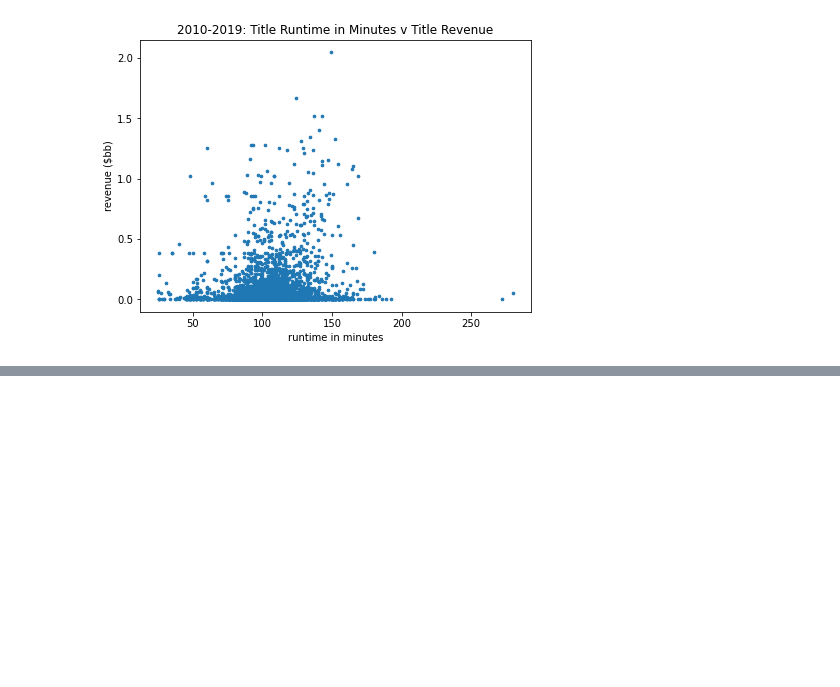
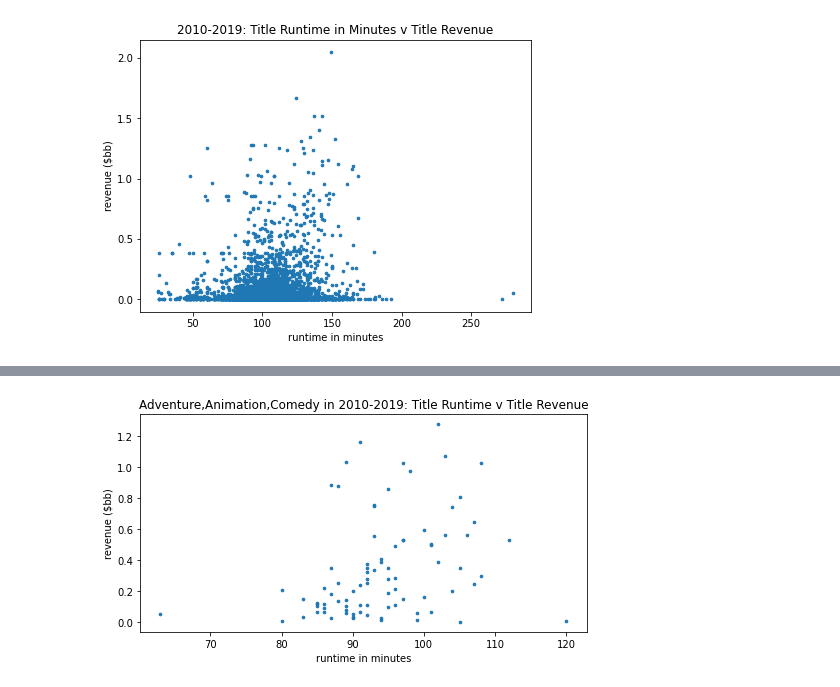
Before and after one commit to ds2012-flatiron/dsc-phase-1-project, a Jupyter notebook: eda_notebook.ipynb, the cells around one changed output, grey strips where cells are left out. Cells and saved outputs as stored; diff of their text form; code cells hidden in the pictures; blank space fills up the shorter version.

```diff
--- a/eda_notebook.ipynb
+++ b/eda_notebook.ipynb
@@ -336,0 +342,5 @@ dataviz.scatterplot_title_runtime_and_revenue(config)
+# %%
+importlib.reload(dataviz)
+dataviz.scatterplot_title_runtime_and_revenue_bygenre(config,'Adventure,Animation,Comedy')
+# %% [output]
+[figure, added]
```
Also changed, not shown: parts of 7 cells of this notebook, 4 other files.
